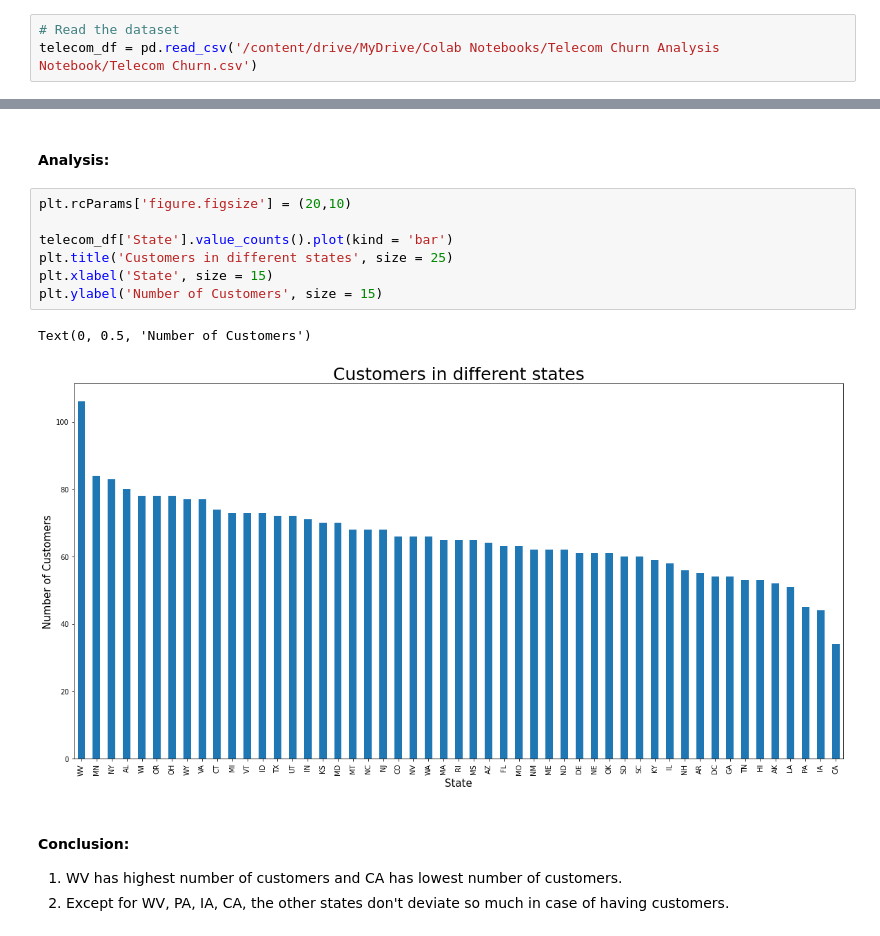
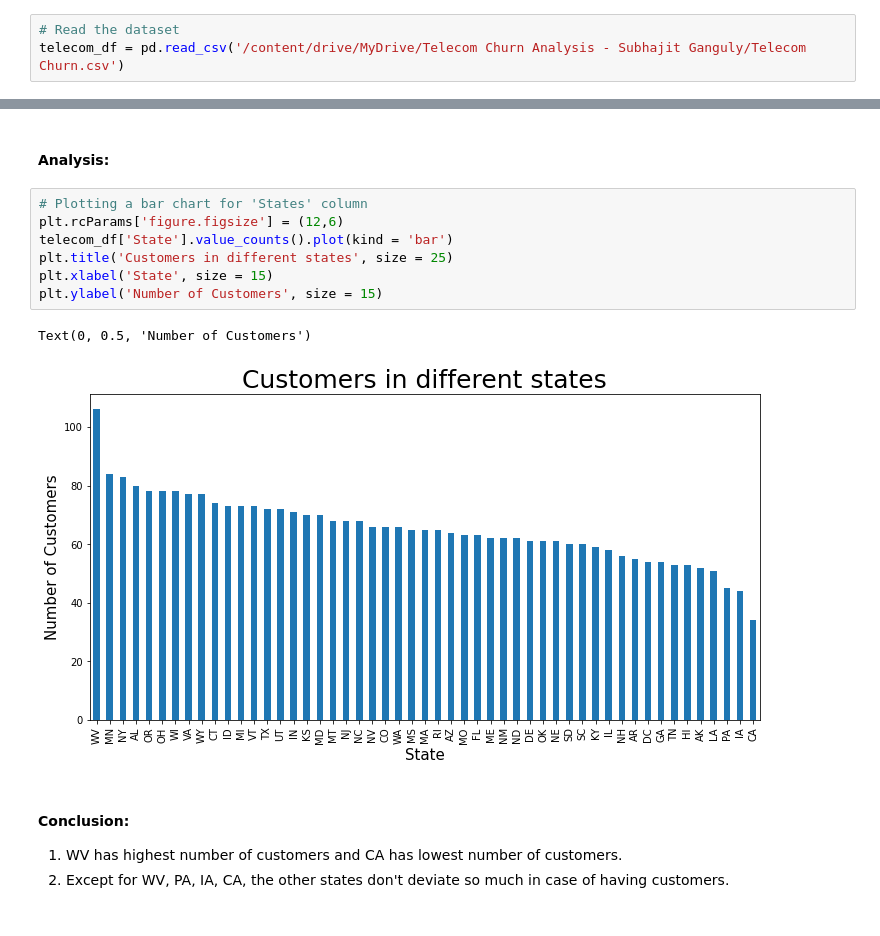
Before and after one commit to Subhajit53/Teleom-Churn-Analysis, a Jupyter notebook: Telecom_Churn_Analysis_Capstone_Project.ipynb, the cells around one changed output, grey strips where cells are left out. Saved outputs shown, nothing was run; the diff lists cells and outputs as text.

```diff
--- a/Telecom_Churn_Analysis_Capstone_Project.ipynb
+++ b/Telecom_Churn_Analysis_Capstone_Project.ipynb
@@ -62,7 +62,7 @@ drive.mount('/content/drive')
 Mounted at /content/drive
 # %%
 # Read the dataset
-telecom_df = pd.read_csv('/content/drive/MyDrive/Colab Notebooks/Telecom Churn Analysis Notebook/Telecom Churn.csv')
+telecom_df = pd.read_csv('/content/drive/MyDrive/Telecom Churn Analysis - Subhajit Ganguly/Telecom Churn.csv')
 # %%
 # Let's see how the data looks like
 telecom_df.head()
@@ -140,15 +143,15 @@ dtype: int64
 # %% [markdown]
 #### <b> Analysis:
 # %%
-plt.rcParams['figure.figsize'] = (20,10)
-
+# Plotting a bar chart for 'States' column
+plt.rcParams['figure.figsize'] = (12,6)
 telecom_df['State'].value_counts().plot(kind = 'bar')
 plt.title('Customers in different states', size = 25)
 plt.xlabel('State', size = 15)
 plt.ylabel('Number of Customers', size = 15)
 # %% [output]
 Text(0, 0.5, 'Number of Customers')
-[figure, old version]
+[figure, new version]
 # %% [markdown]
 #### <b> Conclusion: </b>
 1. WV has highest number of customers and CA has lowest number of customers.
```
Also changed, not shown: parts of 39 cells of this notebook.
